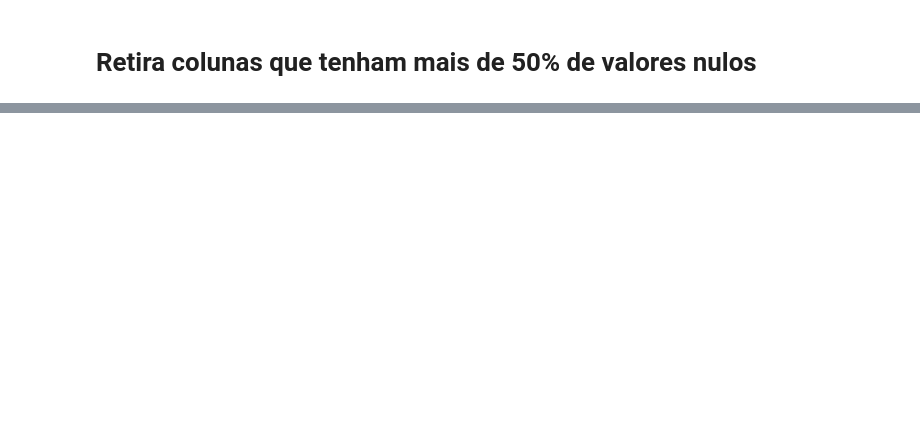
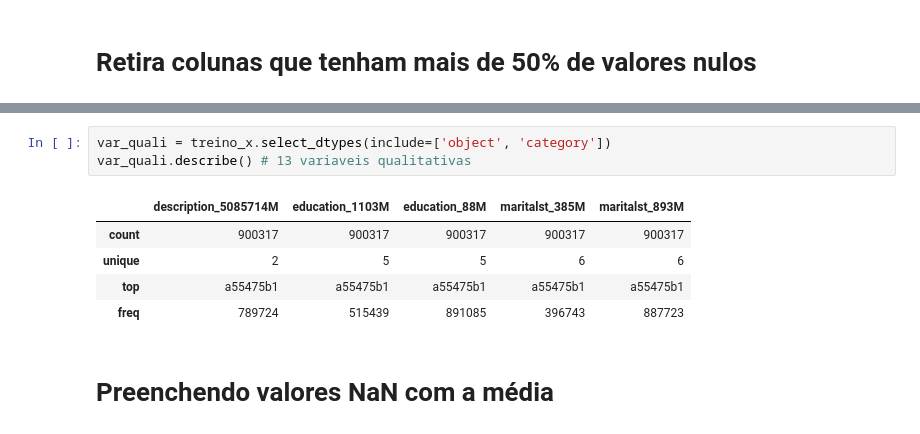
Before and after one commit to jrodrigotico/MBA-USP-ESALQ---TCC, a Jupyter notebook: debug.ipynb, the cells around one changed output, grey strips where cells are left out. Drawn from its saved outputs; the diff is of its cells as text; blank space fills up the shorter version.

```diff
--- a/debug.ipynb
+++ b/debug.ipynb
@@ -240,0 +342,11 @@ Test: (305332, 12)
+# %%
+var_quali = treino_x.select_dtypes(include=['object', 'category'])
+var_quali.describe() # 13 variaveis qualitativas
+# %% [output]
+|  | description_5085714M | education_1103M | education_88M | maritalst_385M | maritalst_893M |
+| count | 900317 | 900317 | 900317 | 900317 | 900317 |
+| unique | 2 | 5 | 5 | 6 | 6 |
+| top | a55475b1 | a55475b1 | a55475b1 | a55475b1 | a55475b1 |
+| freq | 789724 | 515439 | 891085 | 396743 | 887723 |
+# %% [markdown]
+# Preenchendo valores NaN com a média
```
Also changed, not shown: parts of 35 cells of this notebook.
